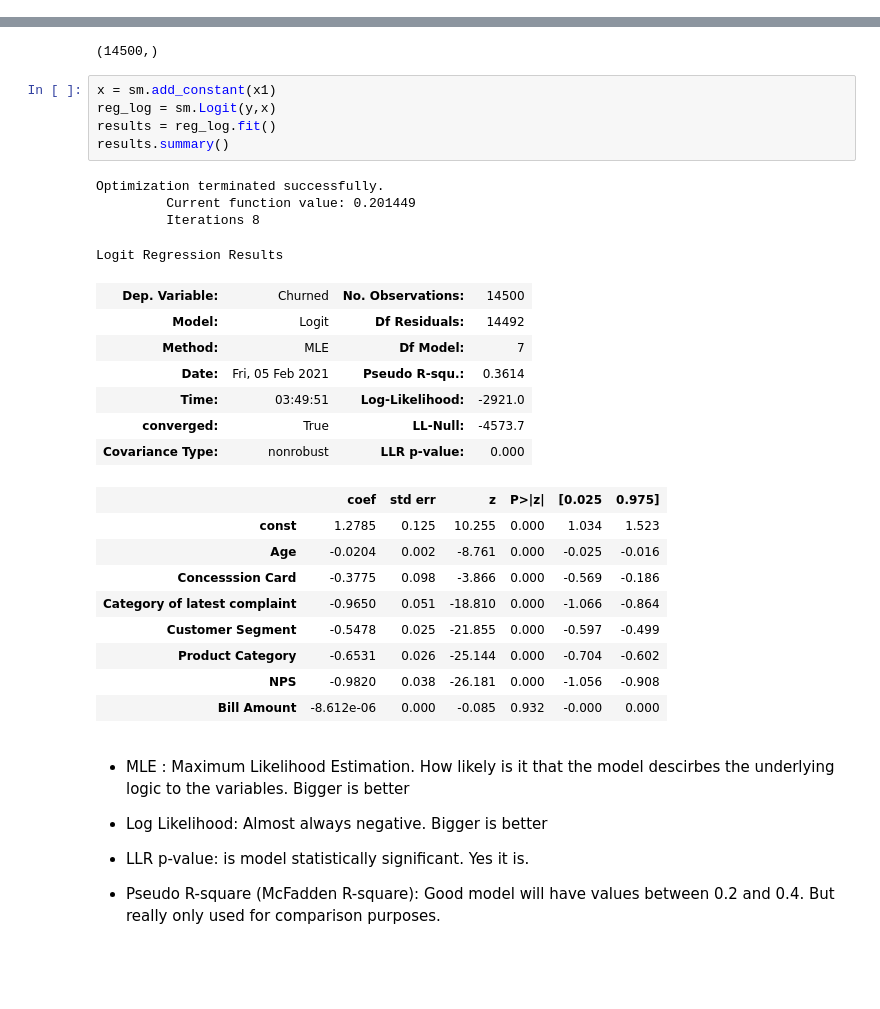
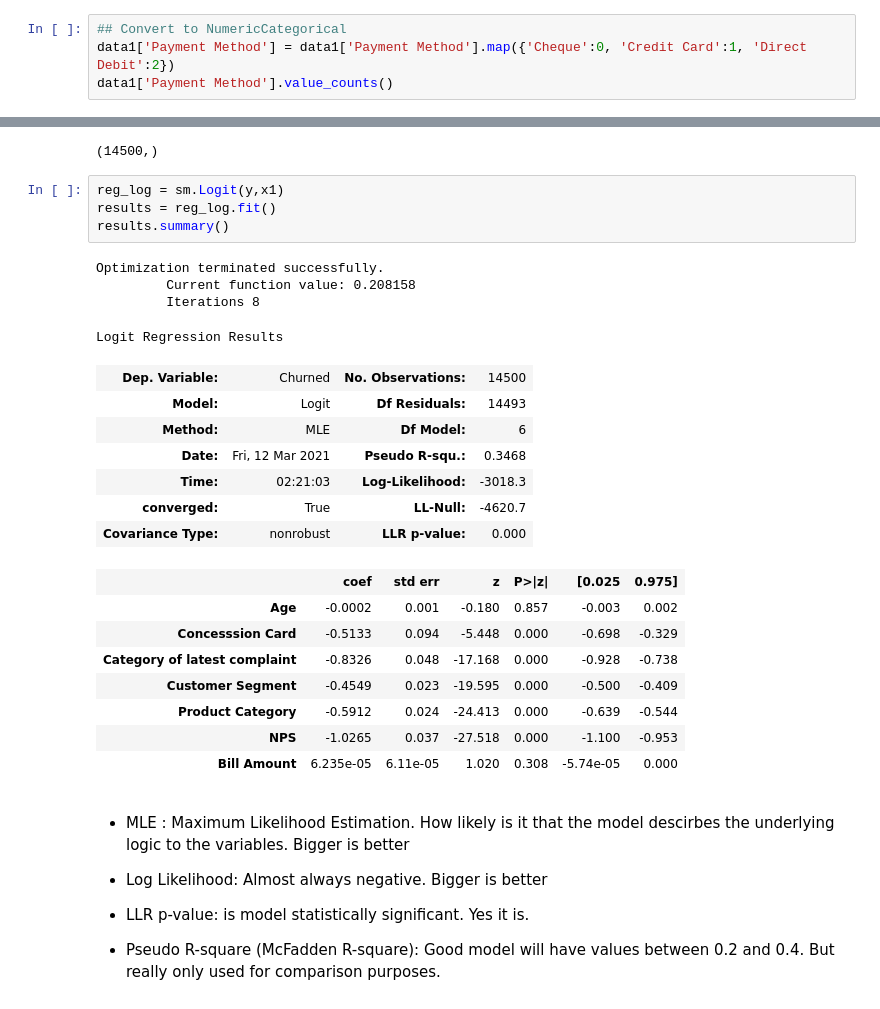
Before and after one commit to Vipul-Dass/Churn-Data, a Jupyter notebook: Logistic Regression.ipynb, the cells around one changed output, grey strips where cells are left out. Drawn from its saved outputs; the diff is of its cells as text; blank space fills up the shorter version.

```diff
--- a/Logistic Regression.ipynb
+++ b/Logistic Regression.ipynb
@@ -323,0 +340,4 @@ data1['Payment Method'].value_counts()
+# %%
+## Convert to NumericCategorical
+data1['Payment Method'] = data1['Payment Method'].map({'Cheque':0, 'Credit Card':1, 'Direct Debit':2})
+data1['Payment Method'].value_counts()
@@ -803,31 +838,29 @@ y.shape
 # %% [output]
 (14500,)
 # %%
-x = sm.add_constant(x1)
-reg_log = sm.Logit(y,x)
+reg_log = sm.Logit(y,x1)
 results = reg_log.fit()
 results.summary()
 # %% [output]
 Optimization terminated successfully.
-         Current function value: 0.201449
+         Current function value: 0.208158
          Iterations 8
 Logit Regression Results
 | Dep. Variable: | Churned | No. Observations: | 14500 |
-| Model: | Logit | Df Residuals: | 14492 |
-| Method: | MLE | Df Model: | 7 |
-| Date: | Fri, 05 Feb 2021 | Pseudo R-squ.: | 0.3614 |
-| Time: | 03:49:51 | Log-Likelihood: | -2921.0 |
-| converged: | True | LL-Null: | -4573.7 |
+| Model: | Logit | Df Residuals: | 14493 |
+| Method: | MLE | Df Model: | 6 |
+| Date: | Fri, 12 Mar 2021 | Pseudo R-squ.: | 0.3468 |
+| Time: | 02:21:03 | Log-Likelihood: | -3018.3 |
+| converged: | True | LL-Null: | -4620.7 |
 | Covariance Type: | nonrobust | LLR p-value: | 0.000 |
 |  | coef | std err | z | P>|z| | [0.025 | 0.975] |
-| const | 1.2785 | 0.125 | 10.255 | 0.000 | 1.034 | 1.523 |
-| Age | -0.0204 | 0.002 | -8.761 | 0.000 | -0.025 | -0.016 |
-| Concesssion Card | -0.3775 | 0.098 | -3.866 | 0.000 | -0.569 | -0.186 |
-| Category of latest complaint | -0.9650 | 0.051 | -18.810 | 0.000 | -1.066 | -0.864 |
-| Customer Segment | -0.5478 | 0.025 | -21.855 | 0.000 | -0.597 | -0.499 |
-| Product Category | -0.6531 | 0.026 | -25.144 | 0.000 | -0.704 | -0.602 |
-| NPS | -0.9820 | 0.038 | -26.181 | 0.000 | -1.056 | -0.908 |
-| Bill Amount | -8.612e-06 | 0.000 | -0.085 | 0.932 | -0.000 | 0.000 |
+| Age | -0.0002 | 0.001 | -0.180 | 0.857 | -0.003 | 0.002 |
+| Concesssion Card | -0.5133 | 0.094 | -5.448 | 0.000 | -0.698 | -0.329 |
+| Category of latest complaint | -0.8326 | 0.048 | -17.168 | 0.000 | -0.928 | -0.738 |
+| Customer Segment | -0.4549 | 0.023 | -19.595 | 0.000 | -0.500 | -0.409 |
+| Product Category | -0.5912 | 0.024 | -24.413 | 0.000 | -0.639 | -0.544 |
+| NPS | -1.0265 | 0.037 | -27.518 | 0.000 | -1.100 | -0.953 |
+| Bill Amount | 6.235e-05 | 6.11e-05 | 1.020 | 0.308 | -5.74e-05 | 0.000 |
 # %% [markdown]
 - MLE : Maximum Likelihood Estimation. How likely is it that the model descirbes the underlying logic to the variables. Bigger is better
 
```
Also changed, not shown: parts of 30 cells of this notebook.
